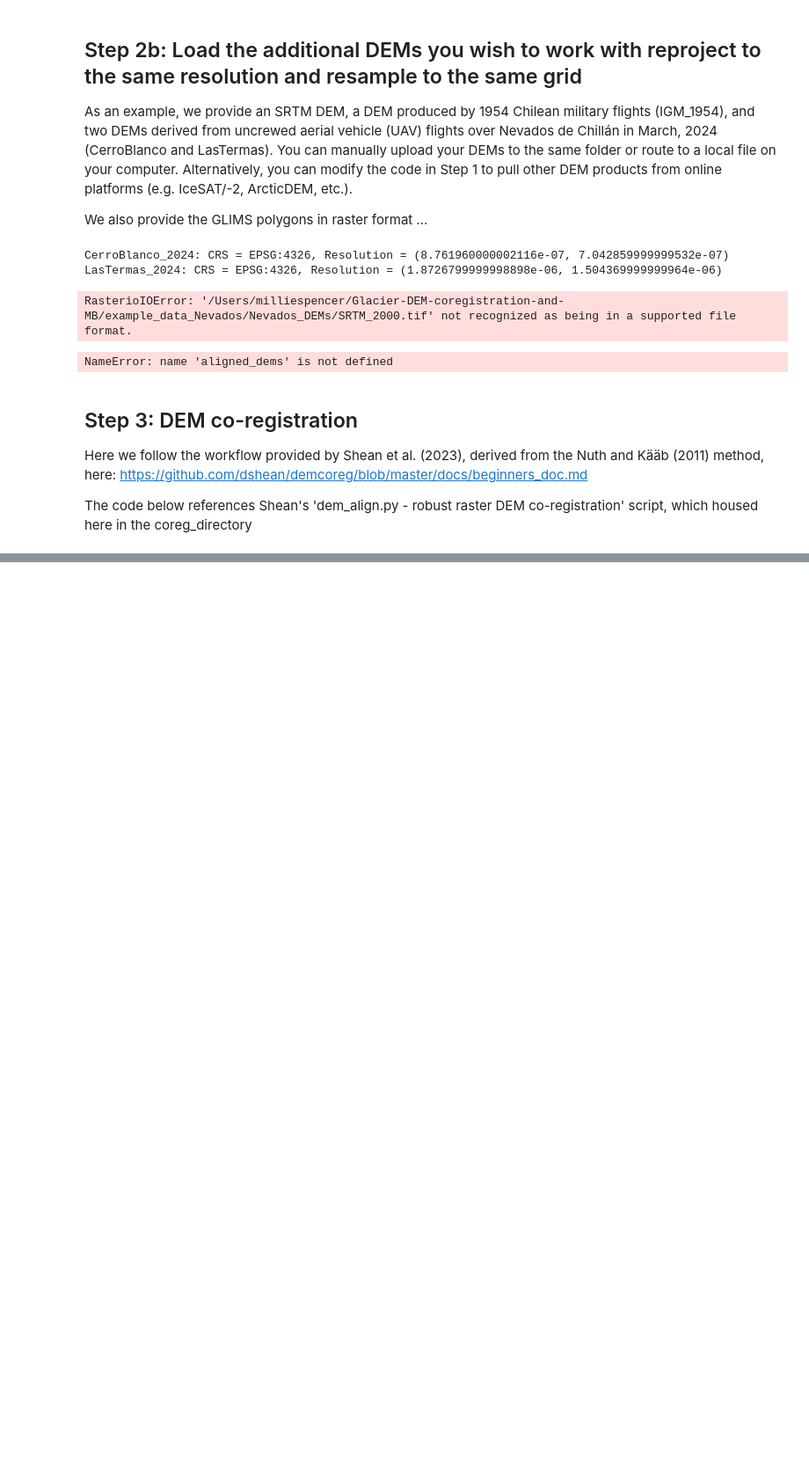
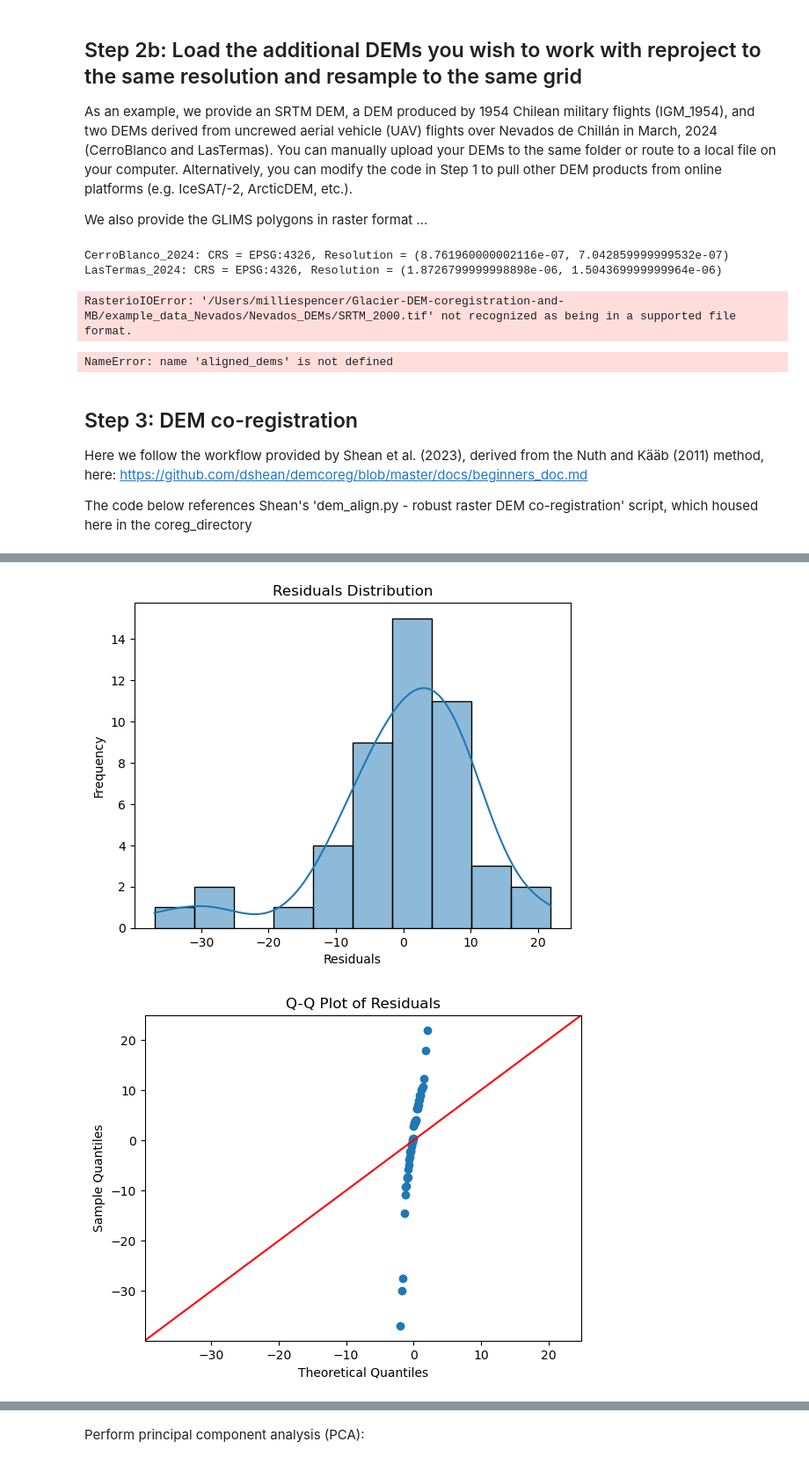
Before and after one commit to millie-spencer/Glacier-DEM-Co-registration-and-Geodetic-Mass-Balance-Workflow-, a Jupyter notebook: workflow.ipynb, the cells around one changed output, grey strips where cells are left out. Shown at 88% size. Cells and saved outputs as stored; diff of their text form; code cells hidden in the pictures; blank space fills up the shorter version.

Commit message:
adding statistical analysis of glacier thinning

```diff
--- a/workflow.ipynb
+++ b/workflow.ipynb
@@ -323,0 +347,9 @@ Loading the DEMs, reprojecting the DEMs to the same spatial reference system, an
+# %%
+# Define the stats file path
+file_path = '/Users/milliespencer/Desktop/statsforMLR/combinedstats.csv'
+
+# Load the CSV file into a DataFrame
+df = pd.read_csv(file_path)
+
+# Display the first few rows to verify the data
+print(df.head())
@@ -323,0 +397,6 @@ Loading the DEMs, reprojecting the DEMs to the same spatial reference system, an
+# %%
+# Fit the OLS model
+model = sm.OLS(y, X).fit()
+
+# Display the model summary
+print(model.summary())
@@ -323,0 +433,27 @@ Loading the DEMs, reprojecting the DEMs to the same spatial reference system, an
+# %%
+# Calculate residuals
+residuals = model.resid
+
+# Plot histogram of residuals
+sns.histplot(residuals, kde=True)
+plt.title('Residuals Distribution')
+plt.xlabel('Residuals')
+plt.ylabel('Frequency')
+plt.show()
+
+# Q-Q plot
+sm.qqplot(residuals, line='45')
+plt.title('Q-Q Plot of Residuals')
+plt.show()
+
+# Residuals vs. Fitted values
+fitted_values = model.fittedvalues
+plt.scatter(fitted_values, residuals)
+plt.axhline(0, color='red', linestyle='--')
+plt.title('Residuals vs. Fitted Values')
+plt.xlabel('Fitted Values')
+plt.ylabel('Residuals')
+plt.show()
+# %% [output]
+[figure, added]
+[figure, added]
@@ -323,0 +461,2 @@ Loading the DEMs, reprojecting the DEMs to the same spatial reference system, an
+# %% [markdown]
+Perform principal component analysis (PCA):
```
Also changed, not shown: parts of 22 cells of this notebook.
